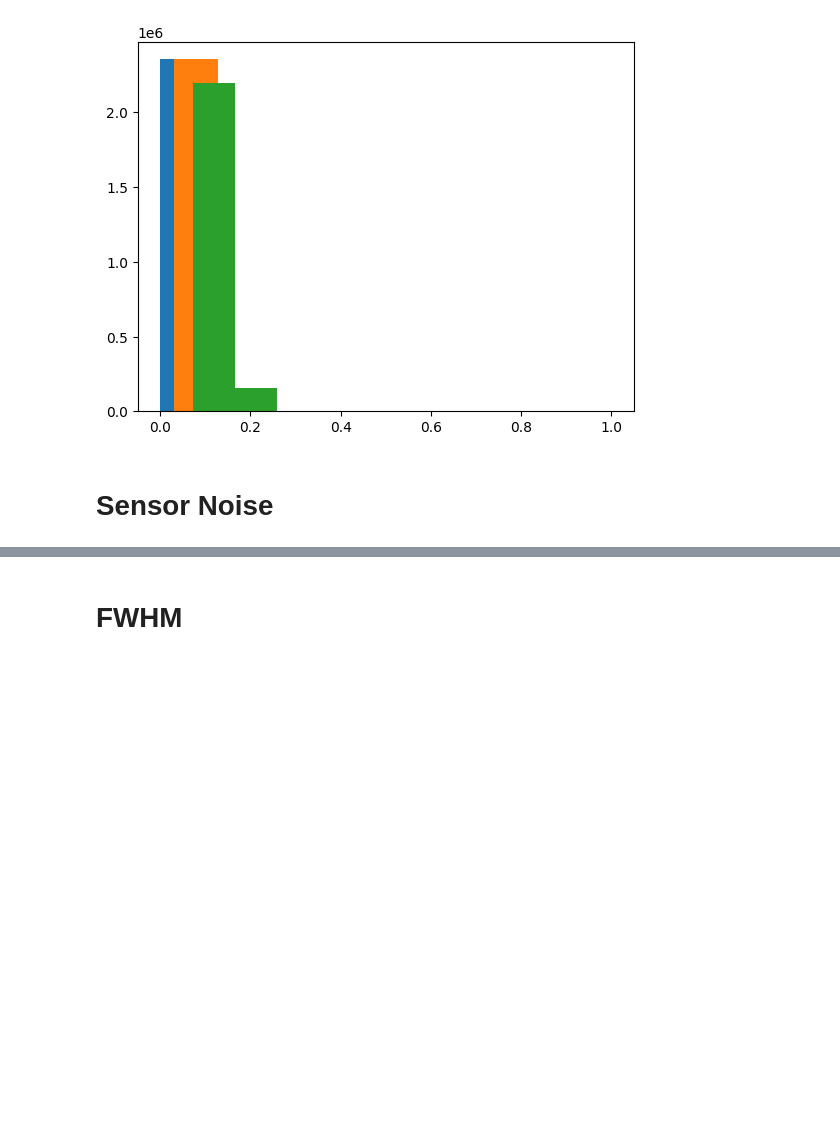
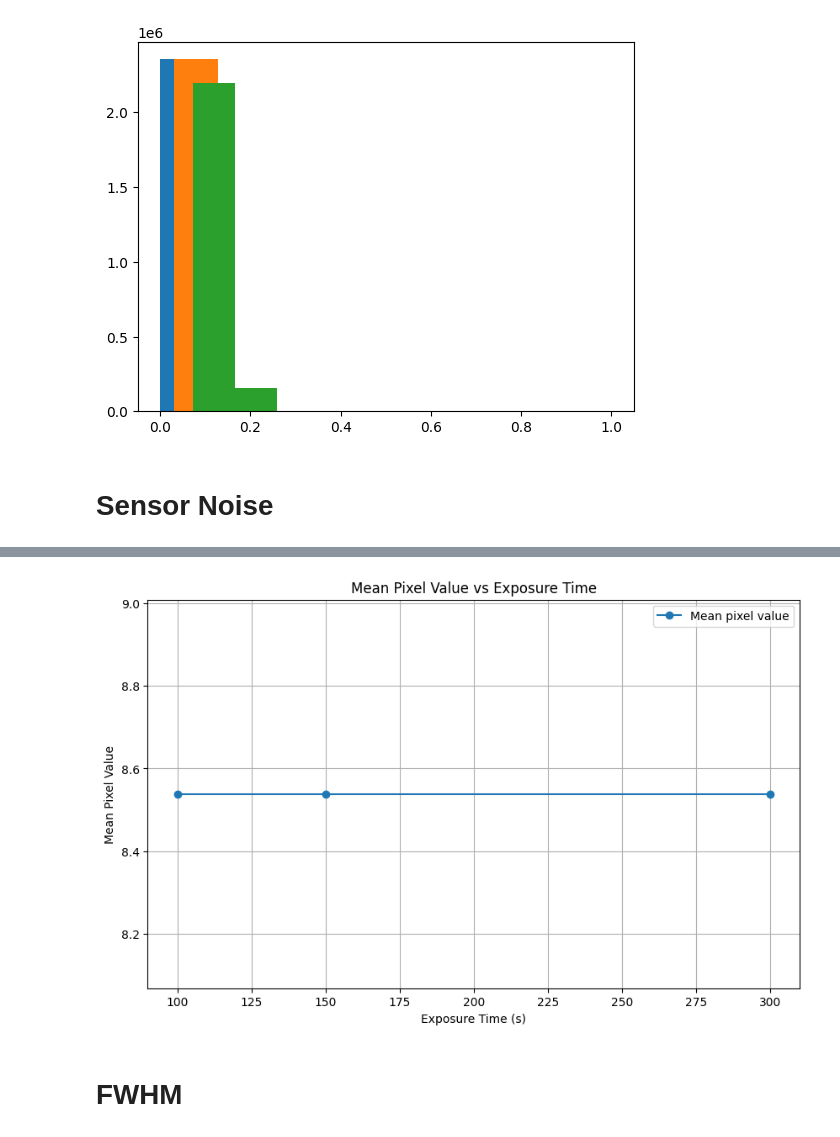
Before and after one commit to Larshalvorhansen/optikkLab, a Jupyter notebook: Code/Assignment_1/notebook.ipynb, the cells around one changed output, grey strips where cells are left out. Drawn from its saved outputs; the diff is of its cells as text; code cells hidden in the pictures; blank space fills up the shorter version.

Commit message:
std and mean plot almost done

```diff
--- a/Code/Assignment_1/notebook.ipynb
+++ b/Code/Assignment_1/notebook.ipynb
@@ -1049,3 +940,80 @@ Exposure Time: 49.9971s - Mean: 554085.55, Std Dev: 55321.82
+# %%
+base_folder = r'.\Data\dark-images'
+file_list = glob.glob(os.path.join(base_folder, '*'))
+
+def get_empty_cube():
+    samples = 1
+    bands = 1936
+    datacube = np.fromfile(file_list[0], dtype='uint16')
+    empty_cube = np.zeros_like(datacube, dtype=np.float64)  # Initialize empty cube
+    return empty_cube
+
+def get_the_mean(start,stop):
+    empty_cube = get_empty_cube()  # Initialize the average cube
+    dark_images = []
+
+    # Loop through the first 10 images to compute the average
+    for file in file_list[start:stop]:
+        datacube = np.fromfile(file, dtype='uint16')
+        empty_cube += datacube  # Accumulate pixel values
+        dark_images.append(datacube)  # Store individual image
+
+    avg_cube_e300 = empty_cube/ len(file_list[:10])  # Divide by number of images to get the average
+    samples = 1
+    bands = 1936
+    avg_cube_e300 = avg_cube_e300.reshape((-1, samples, bands))[:, 0, ::-1]  # Reshape correctly
+    return avg_cube_e300, dark_images
+
+# Function to compute mean, standard deviation, and pixel variations
+def std_dark_images(images):
+    std_devs = []
+
+    for img in images:
+        std_val = np.std(img)
+        std_devs.append(std_val)
+
+    return std_devs
+
+
+# Function to plot the mean vs exposure time
+def plot_the_mean(exposure_times, means):
+    plt.figure(figsize=(10, 6))
+    plt.plot(exposure_times, means, 'o-', label='Mean pixel value')
+    plt.xlabel('Exposure Time (s)')
+    plt.ylabel('Mean Pixel Value')
+    plt.title('Mean Pixel Value vs Exposure Time')
+    plt.grid(True)
+    plt.legend()
+    plt.show()
+
+
+#### CALLS FUNCATIONS ##############
+exposure_times = [300,150,100]
+
+
+# Get the average cube and the list of dark images
+image_index = [0,10,20,30]
+average_cube_300, list_dark_images300 = get_the_mean(image_index[0],image_index[1])
+average_cube_150, list_dark_images150 = get_the_mean(image_index[1],image_index[2])
+average_cube_50, list_dark_images50 = get_the_mean(image_index[2],image_index[3])
+# Compute the mean pixel value of the averaged image
+true_mean300 = np.mean(average_cube_300)
+true_mean150 = np.mean(average_cube_150)
+true_mean50 = np.mean(average_cube_50)
+
+# Analyze dark images to get standard deviation for each
+std_devs1 = std_dark_images(list_dark_images300)
+std_devs1 = std_dark_images(list_dark_images300)
+std_devs1 = std_dark_images(list_dark_images300)
+
+# Assuming we want to plot the same mean for all exposure times for now
+# If you have different images for different exposure times, compute the mean for each separately
+means = [true_mean] * len(exposure_times)
+
+# Plot the mean pixel value vs exposure time
+plot_the_mean(exposure_times, means)
+# %% [output]
+[figure, added]
 # %% [markdown]
 # FWHM
 # %%
```
Also changed, not shown: parts of 1 cell of this notebook.
